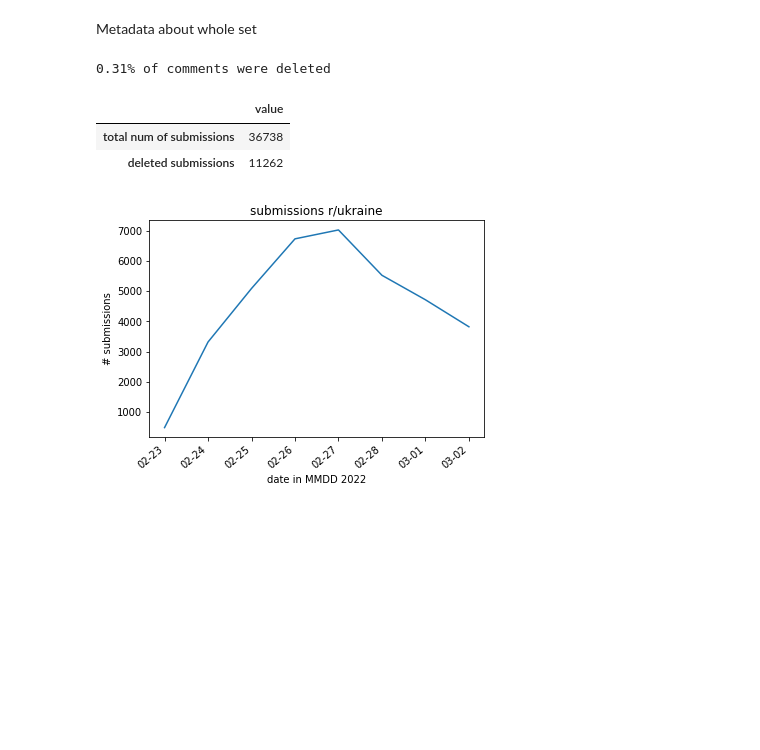
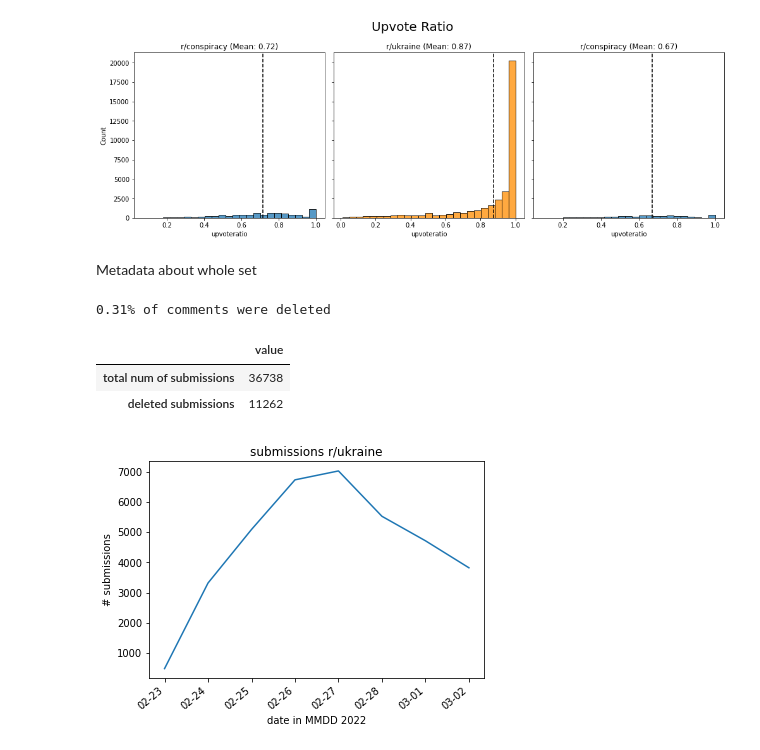
Before and after one commit to irenestrauss/nlp_on_conspiracy_theories, a Jupyter notebook: code/statistics.ipynb, the cells around one changed output. Drawn from its saved outputs; the diff is of its cells as text; code cells hidden in the pictures; blank space fills up the shorter version.

```diff
--- a/code/statistics.ipynb
+++ b/code/statistics.ipynb
@@ -13,3 +84,25 @@ authors = dataframe.groupby('author', as_index=False).size()
+# %%
+fig, ax = plt.subplots(1, 3, figsize=(14,5), sharey=True)
+ax = ax.ravel()
+
+mean_consp = consp_df['upvoteratio'].mean()
+g_consp = sns.histplot(data=consp_df, x='upvoteratio', ax = ax[0], bins=25)
+g_consp.set_title(f'r/conspiracy (Mean: {(mean_consp):.2f})')
+ax[0].axvline(mean_consp, ls='--', color='black')
+mean_ukraine = ukraine_df['upvoteratio'].mean()
+g_ukraine = sns.histplot(data=ukraine_df, x='upvoteratio', ax = ax[1], bins=25, color='darkorange')
+g_ukraine.set_title(f'r/ukraine (Mean: {(mean_ukraine):.2f})')
+ax[1].axvline(mean_ukraine, ls='--', color='black')
+
+mean_consp_filt = consp_df_filtered['upvoteratio'].mean()
+g_consp_filt = sns.histplot(data=consp_df_filtered, x='upvoteratio', ax = ax[2], bins=25)
+g_consp_filt.set_title(f'r/conspiracy (Mean: {(mean_consp_filt):.2f})')
+ax[2].axvline(mean_consp_filt, ls='--', color='black')
+
+plt.suptitle('Upvote Ratio', fontsize=20)
+plt.tight_layout()
+# %% [output]
+[figure, added]
 # %% [markdown]
 Metadata about whole set
 # %%
```
Also changed, not shown: parts of 5 cells of this notebook, 1 other file.
